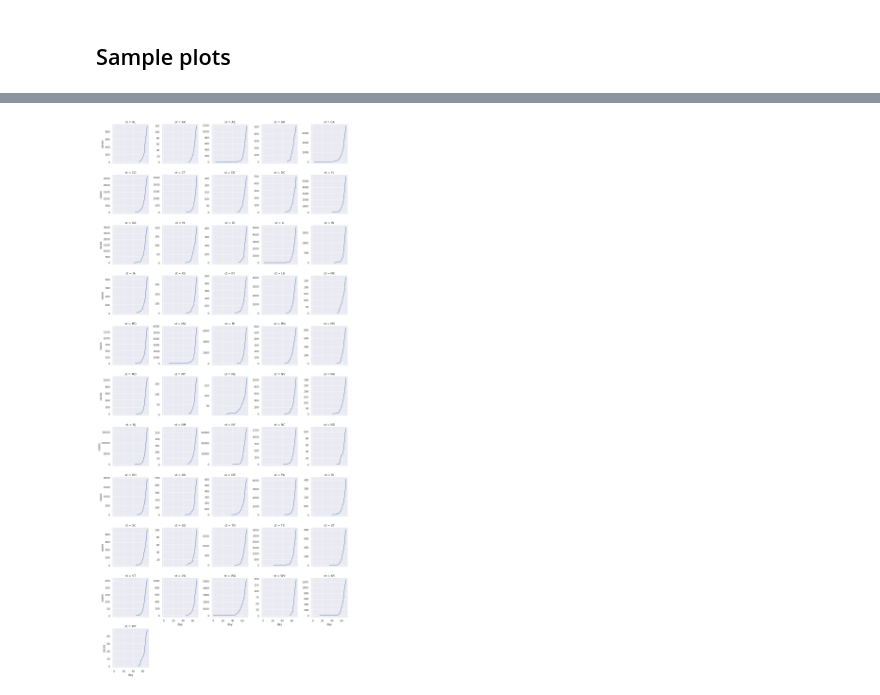
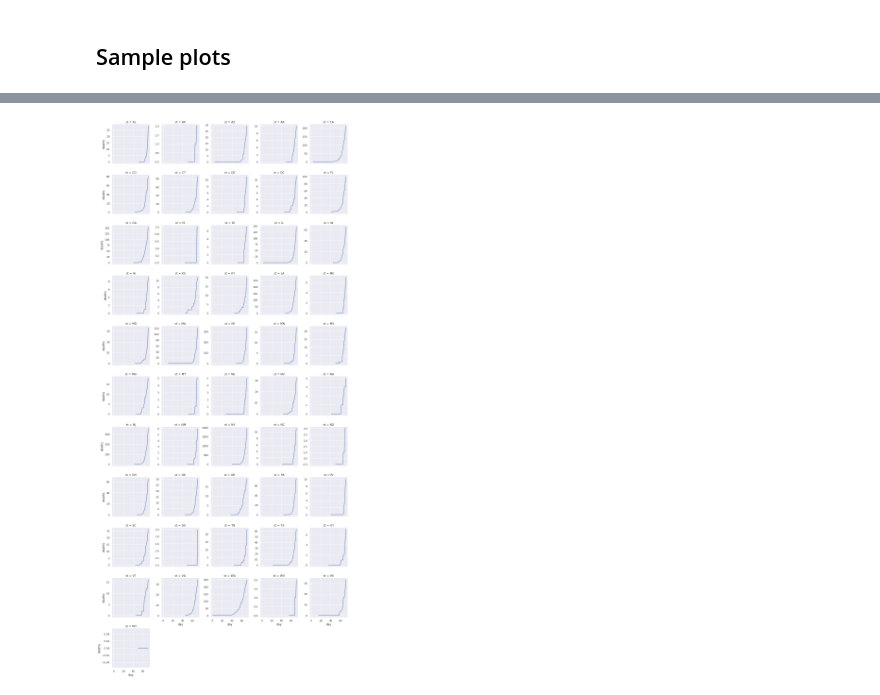
Before and after one commit to misken/c19, a Jupyter notebook: get_c19_data_nytimes.ipynb, the cells around one changed output, grey strips where cells are left out. Cells and saved outputs as stored; diff of their text form; code cells hidden in the pictures.

```diff
--- a/get_c19_data_nytimes.ipynb
+++ b/get_c19_data_nytimes.ipynb
@@ -184,2 +198,7 @@ g = g.map(plt.plot, "day", "cases")
 # %%
 abbrevs = [state.abbr for state in us.states.STATES]
+# %%
+NYT_states_df['death_slope'] = NYT_states_df['deaths'].diff(1)
+g_states = sns.FacetGrid(NYT_states_df, col="st", sharey=False,
+                         col_wrap=5, col_order=abbrevs)
+g_states = g_states.map(plt.plot, "day", "death_slope")
@@ -186,6 +207,6 @@ abbrevs = [state.abbr for state in us.states.STATES]
 # %%
 g_states = sns.FacetGrid(NYT_states_df, col="st", sharey=False,
                          col_wrap=5, col_order=abbrevs)
-g_states = g_states.map(plt.plot, "day", "cases")
+g_states = g_states.map(plt.plot, "day", "deaths")
 # %% [output]
-[figure, old version]
+[figure, new version]
```
Also changed, not shown: parts of 10 cells of this notebook, 4 other files.
